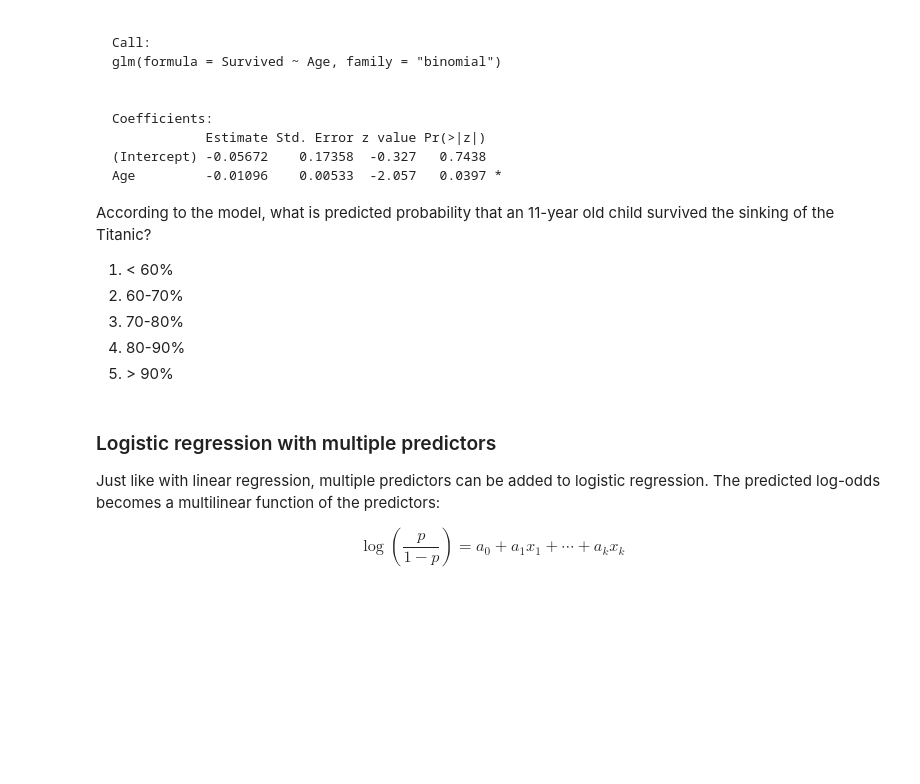
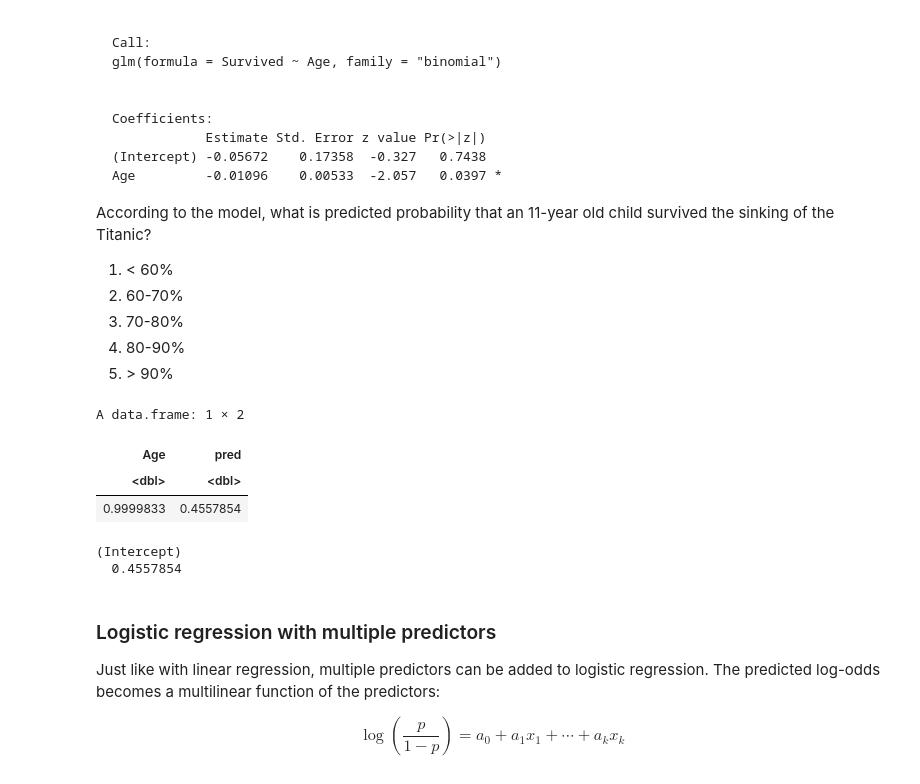
Before and after one commit to jravi123/stats306-w23, a Jupyter notebook: lectures/week14/lecture20.ipynb, the cells around one changed output. Drawn from its saved outputs; the diff is of its cells as text; code cells hidden in the pictures; blank space fills up the shorter version.

```diff
--- a/lectures/week14/lecture20.ipynb
+++ b/lectures/week14/lecture20.ipynb
@@ -309,6 +308,18 @@ According to the model, what is predicted probability that an 11-year old child
     <li>80-90%</li>
     <li>&gt; 90%</li>
 </ol>
+# %%
+tibble(Age = 11) %>% add_predictions(mdl) %>% sigma
+# %% [output]
+A data.frame: 1 × 2
+| Age | pred |
+| <dbl> | <dbl> |
+| 0.9999833 | 0.4557854 |
+# %%
+sigma(coef(mdl)[1] + 11 * coef(mdl)[2])
+# %% [output]
+(Intercept)
+  0.4557854
 # %% [markdown]
 ### Logistic regression with multiple predictors
 
```
Also changed, not shown: parts of 14 cells of this notebook.
